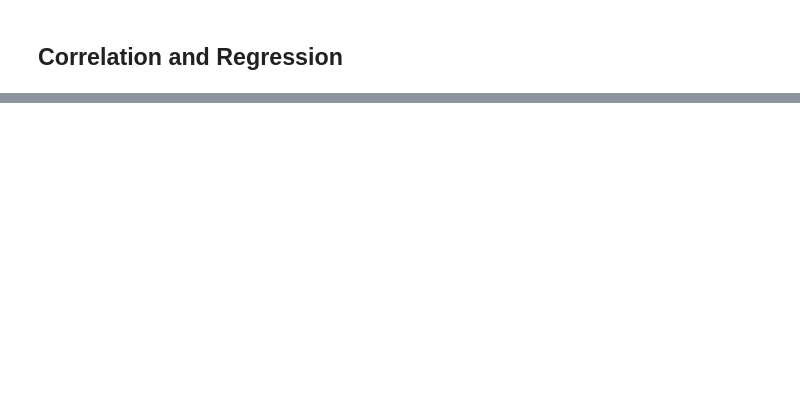
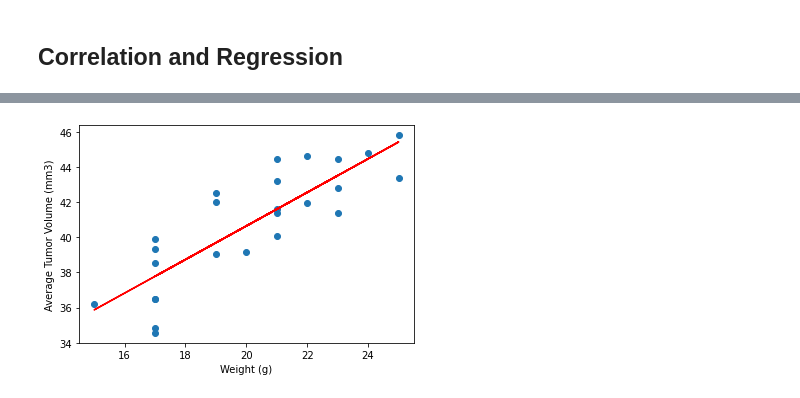
Before and after one commit to eliot1335/Pymaceuticals--Matplotlib-Visualization, a Jupyter notebook: Pymaceuticals/pymaceuticals.ipynb, the cells around one changed output, grey strips where cells are left out. Cells and saved outputs as stored; diff of their text form; code cells hidden in the pictures; blank space fills up the shorter version.

```diff
--- a/Pymaceuticals/pymaceuticals.ipynb
+++ b/Pymaceuticals/pymaceuticals.ipynb
@@ -285,0 +357,13 @@ plt.xticks([1,2,3,4],treatments)
+# %%
+mslope = 0.9544396890241045
+bintercept = 21.552160532685015
+# %%
+y_values = capo_weight*mslope+bintercept
+plt.scatter(capo_weight, capo_tumor_vol)
+plt.plot(capo_weight, y_values,color="red")
+plt.xlabel("Weight (g)")
+plt.ylabel("Average Tumor Volume (mm3)")
+
+plt.show()
+# %% [output]
+[figure, added]
```
Also changed, not shown: parts of 10 cells of this notebook.
